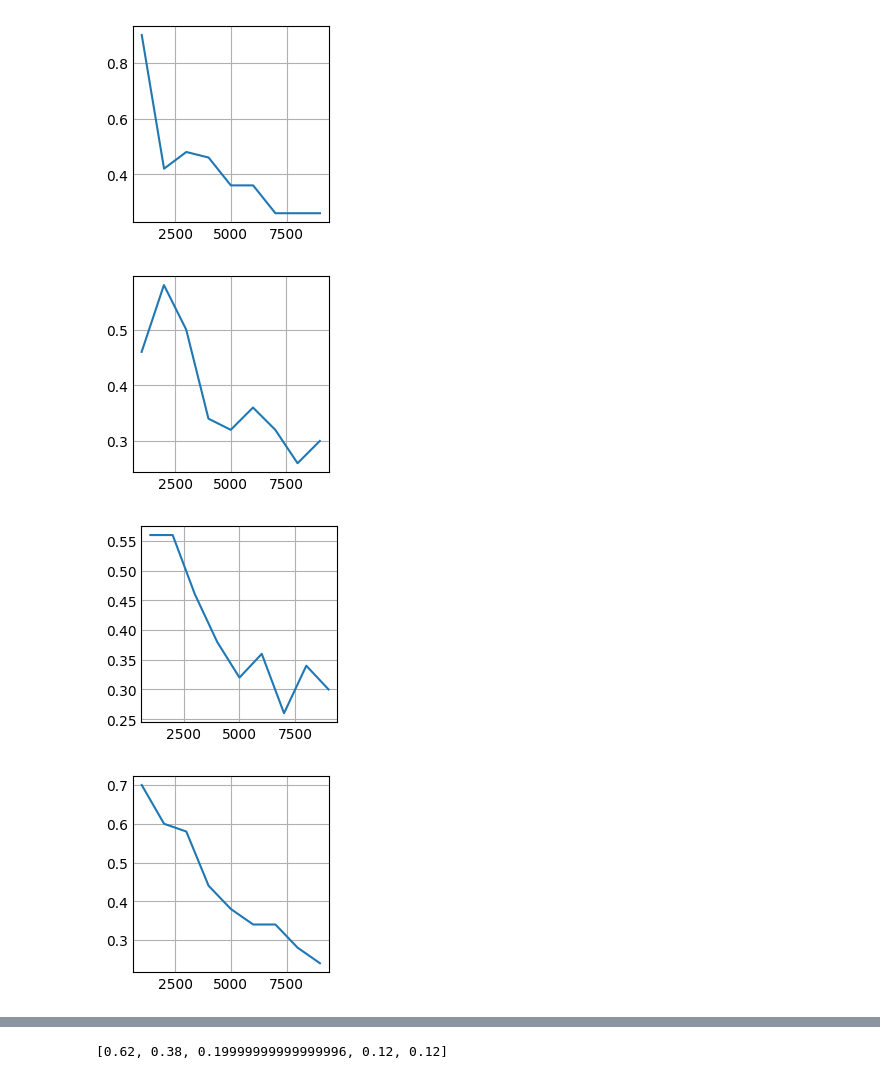
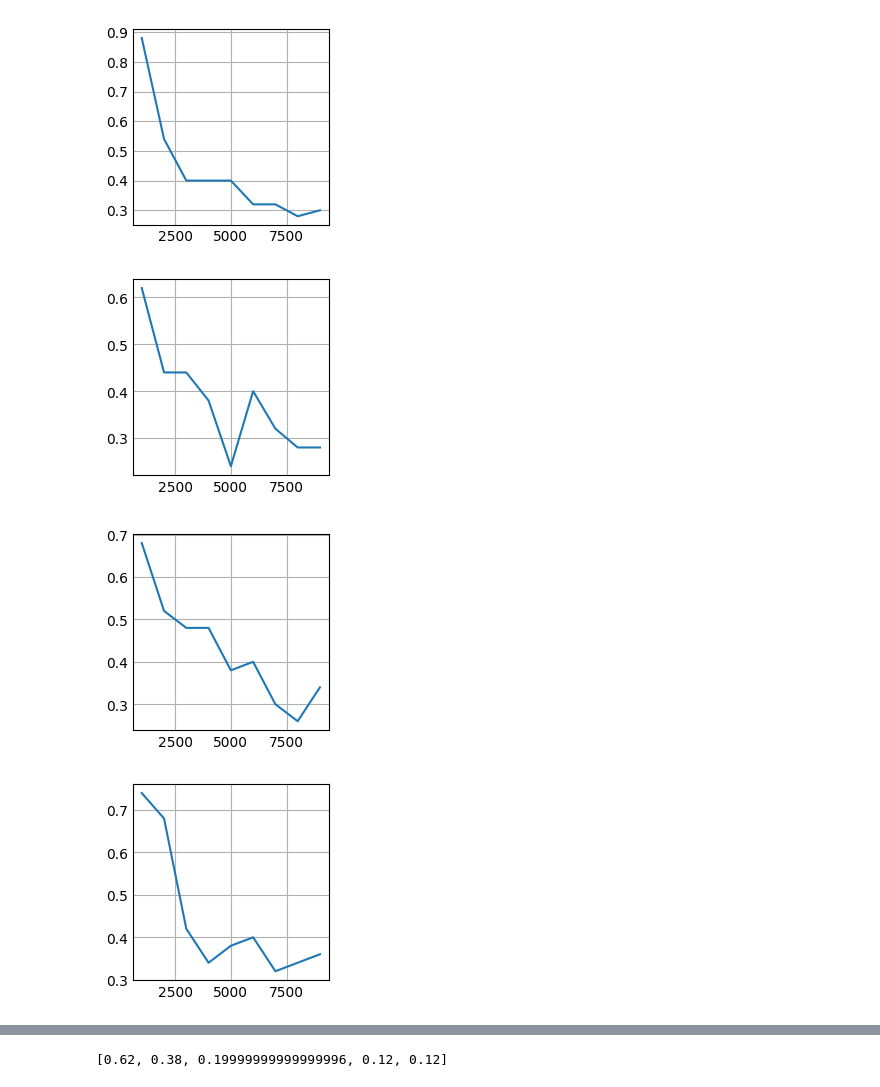
Before and after one commit to fcrozatier/voting-systems-benchmark, a Jupyter notebook: src/bradley_terry/bradley_terry.ipynb, the cells around one changed output, grey strips where cells are left out. Drawn from its saved outputs; the diff is of its cells as text; code cells hidden in the pictures.

```diff
--- a/src/bradley_terry/bradley_terry.ipynb
+++ b/src/bradley_terry/bradley_terry.ipynb
@@ -9,42 +9,40 @@ import matplotlib.pyplot as plt
 from src.bradley_terry.bradley_terry import *
 from src.utilities import *
 from src.pairings import *
-
-plt.style.use('_mpl-gallery')
 # %%
 N = 500
 # %%
 budget = range(1000, 10000, 1000)
-L = [BradleyTerry(Random(N), b, rematch=3, p=0.9).score() for b in budget]
+L = [BradleyTerry(Random(N), b, rematch=1, p=0.9).score() for b in budget]
 
 plt.plot(list(budget), L)
 plt.show()
 # %% [output]
-[figure, old version]
+[figure, new version]
 # %%
 budget = range(1000, 10000, 1000)
-L = [BradleyTerry(RandomCycles(N), b, rematch=3, p=0.9).score() for b in budget]
+L = [BradleyTerry(RandomCycles(N), b, rematch=1, p=0.9).score() for b in budget]
 
 plt.plot(list(budget), L)
 plt.show()
 # %% [output]
-[figure, old version]
+[figure, new version]
 # %%
 budget = range(1000, 10000, 1000)
-L = [BradleyTerry(CCBiggest(N), b, rematch=3, p=0.9).score() for b in budget]
+L = [BradleyTerry(CCBiggest(N), b, rematch=1, p=0.9).score() for b in budget]
 
 plt.plot(list(budget), L)
 plt.show()
 # %% [output]
-[figure, old version]
+[figure, new version]
 # %%
 budget = range(1000, 10000, 1000)
-L = [BradleyTerry(CCZip(N), b, rematch=3, p=0.9).score() for b in budget]
+L = [BradleyTerry(CCZip(N), b, rematch=1, p=0.9).score() for b in budget]
 
 plt.plot(list(budget), L)
 plt.show()
 # %% [output]
-[figure, old version]
+[figure, new version]
 # %%
 ## SLOW! (19m37s to compute)
 
```
Also changed, not shown: parts of 2 cells of this notebook.
